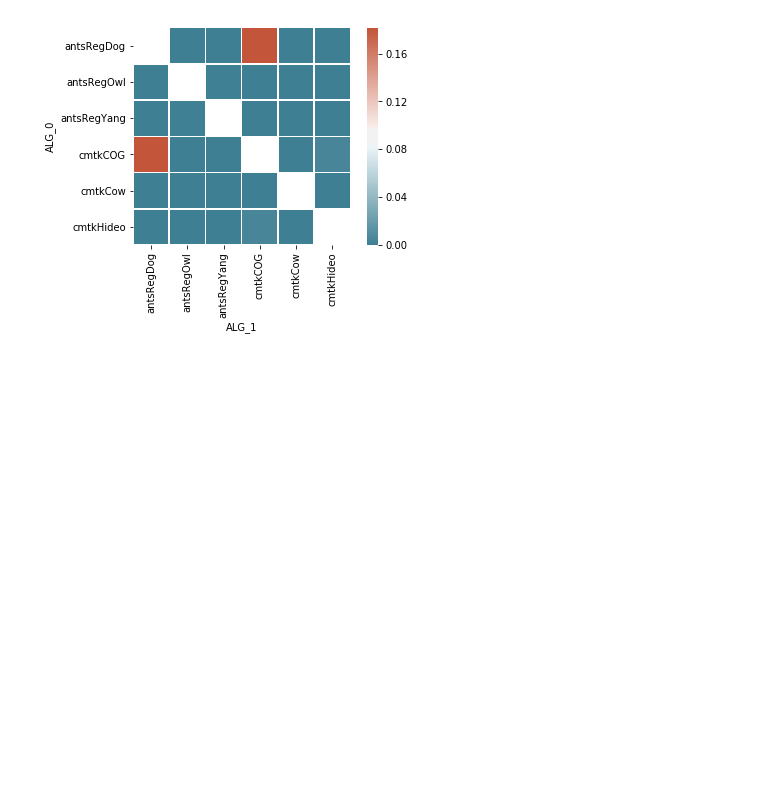
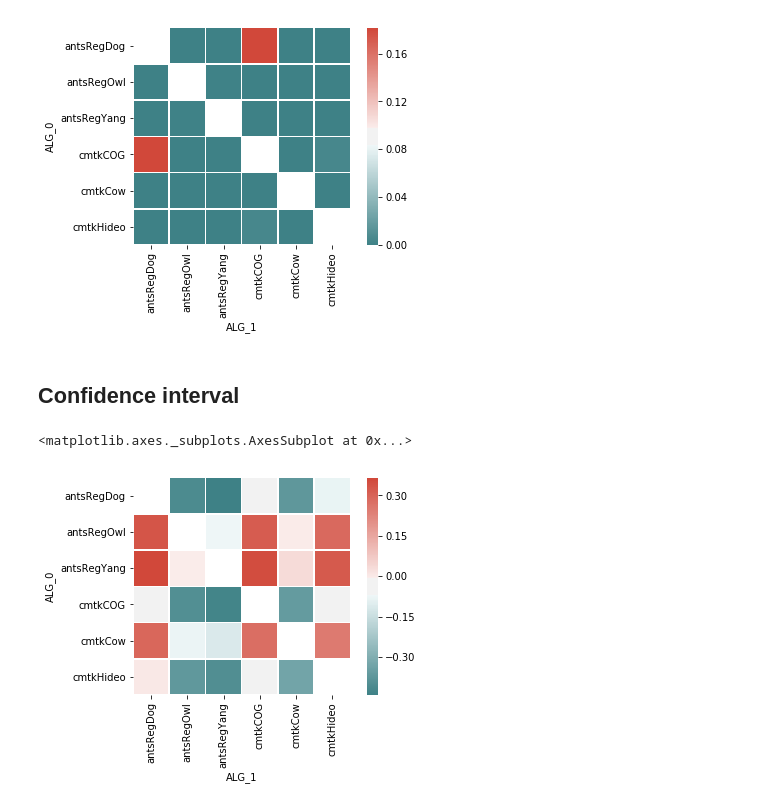
Before and after one commit to saalfeldlab/template-building, a Jupyter notebook: python/Vis_Pairwise_alg-template_stats.ipynb, the cells around one changed output. Cells and saved outputs as stored; diff of their text form; code cells hidden in the pictures; blank space fills up the shorter version.

```diff
--- a/python/Vis_Pairwise_alg-template_stats.ipynb
+++ b/python/Vis_Pairwise_alg-template_stats.ipynb
@@ -206,7 +325,7 @@ Positive means that ALG_0 is worse
 # %%
 merged_dist_df['MEANDIFF'] = merged_dist_df.apply( mean_diff(['0','1']), axis=1)
 
-cmap = sns.diverging_palette(220, 10, sep=20, as_cmap=True)
+cmap = sns.diverging_palette(200, 15, sep=20, as_cmap=True)
 
 piv_md = merged_dist_df[['ALG_0','ALG_1','MEANDIFF']].pivot( index='ALG_0', columns='ALG_1', values='MEANDIFF' )
 sns.heatmap( piv_md, cmap=cmap,
@@ -223,3 +342,16 @@ sns.heatmap( piv_pv, cmap=cmap,
 # %% [output]
 <matplotlib.axes._subplots.AxesSubplot at 0x...>
 [figure]
+# %% [markdown]
+## Confidence interval
+# %%
+
+merged_dist_df['MN_MIN_MAX'] = merged_dist_df.apply( diff_by_names('MN0MIN','MN1MAX'), axis=1)
+merged_dist_df['MN_MAX_MIN'] = merged_dist_df.apply( diff_by_names('MN0MAX','MN1MIN'), axis=1)
+
+piv_mmm = merged_dist_df[['ALG_0','ALG_1','MN_MIN_MAX']].pivot( index='ALG_0', columns='ALG_1', values='MN_MIN_MAX' )
+sns.heatmap( piv_mmm, cmap=cmap,
+           square=True, linewidth=0.5)
+# %% [output]
+<matplotlib.axes._subplots.AxesSubplot at 0x...>
+[figure, added]
```
Also changed, not shown: parts of 8 cells of this notebook.
